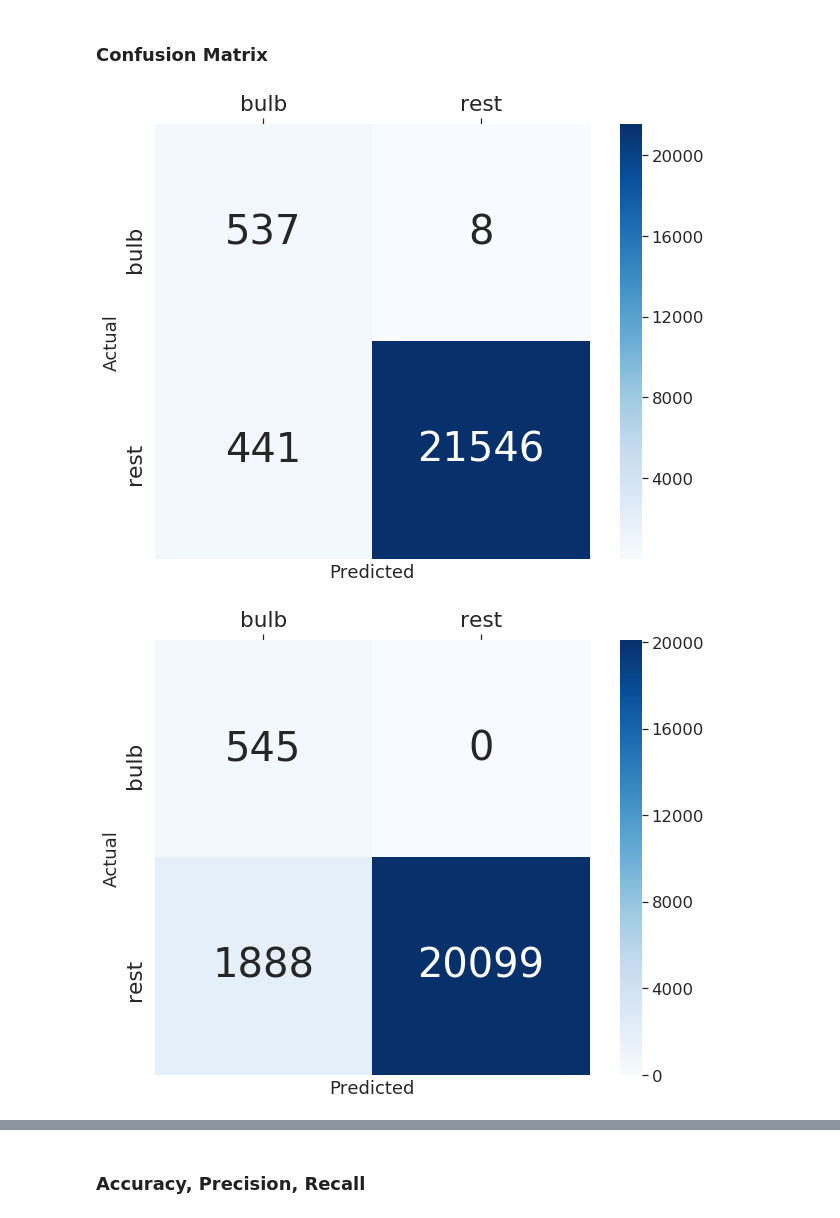
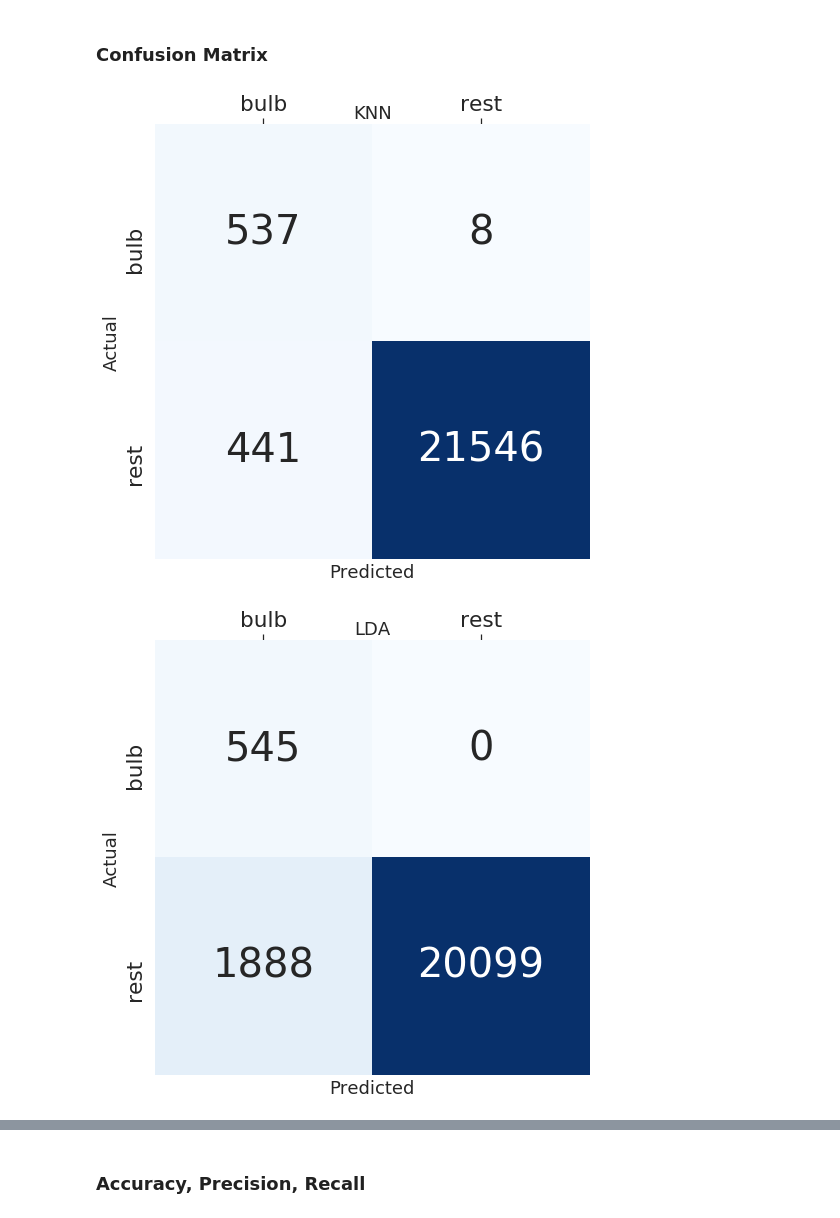
Before and after one commit to 7high/thesis, a Jupyter notebook: wifi_classification.ipynb, the cells around one changed output, grey strips where cells are left out. Drawn from its saved outputs; the diff is of its cells as text; code cells hidden in the pictures.

Commit message:
Doublechecked classifier print order

```diff
--- a/wifi_classification.ipynb
+++ b/wifi_classification.ipynb
@@ -164,5 +164,5 @@ Total time (one vs one_classify): 1.85043501854
 # %%
-all_over_device = w.one_vs_all_classify(df_downsampled, features_list, y_list)
+all_under_devtype = w.one_vs_all_classify(df_downsampled, features_list, y_list)
 # %% [output]
 Device Type: camera
 ==========================
@@ -192,18 +192,20 @@ classifiers = ['KNN', 'LDA', 'RF']
 # Extract confusion matrices
 device_cms = []
 for device in sorted(device_types):
-    classifier_cms = []
+    classifier_cms = {}
     for classifier in sorted(classifiers):
-        classifier_cms.append(all_over_device[0][device][classifier]['CM'])
+#         classifier_cms.append(all_under_devtype[0][device][classifier]['CM'])
+        classifier_cms[classifier] = (all_under_devtype[0][device][classifier]['CM'])
     device_cms.append(classifier_cms)
 # %%
 sns.set(font_scale=1.5)
 for device_list in device_cms:
-    for classifier_cm in device_list:
+    for c,classifier_cm in device_list.iteritems():
         fig, ax = plt.subplots(figsize=(11,8))
         ax.tick_params(labelsize='large')
         ax.xaxis.set_ticks_position('top')
-        sns.heatmap(classifier_cm, annot=True, annot_kws={"size":40},square=True, fmt='d', cmap='Blues');
+        ax.set_title(c)
+        sns.heatmap(classifier_cm, annot=True, annot_kws={"size":40},square=True, fmt='d', cmap='Blues', cbar=False);
 # %% [output]
-[figure, old version]
+[figure, new version]
-[figure, old version]
+[figure, new version]
```
Also changed, not shown: parts of 3 cells of this notebook, 1 other file.
